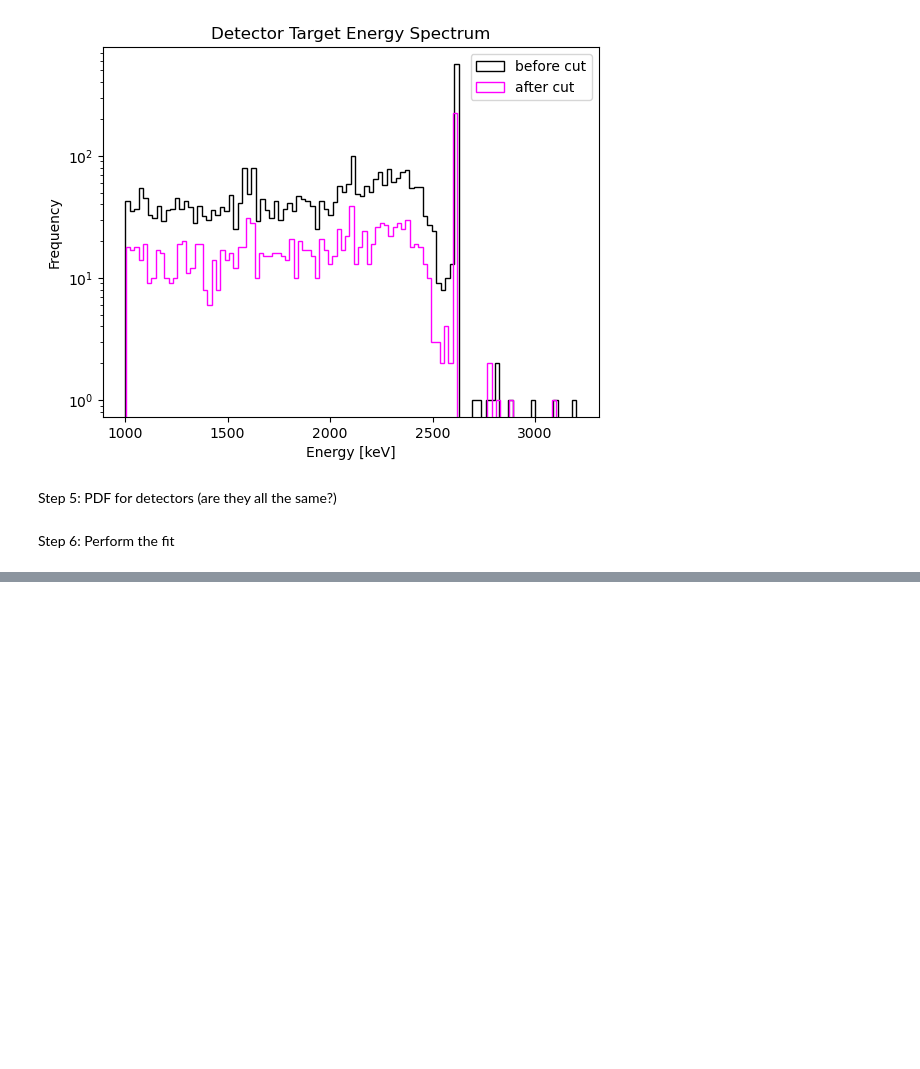
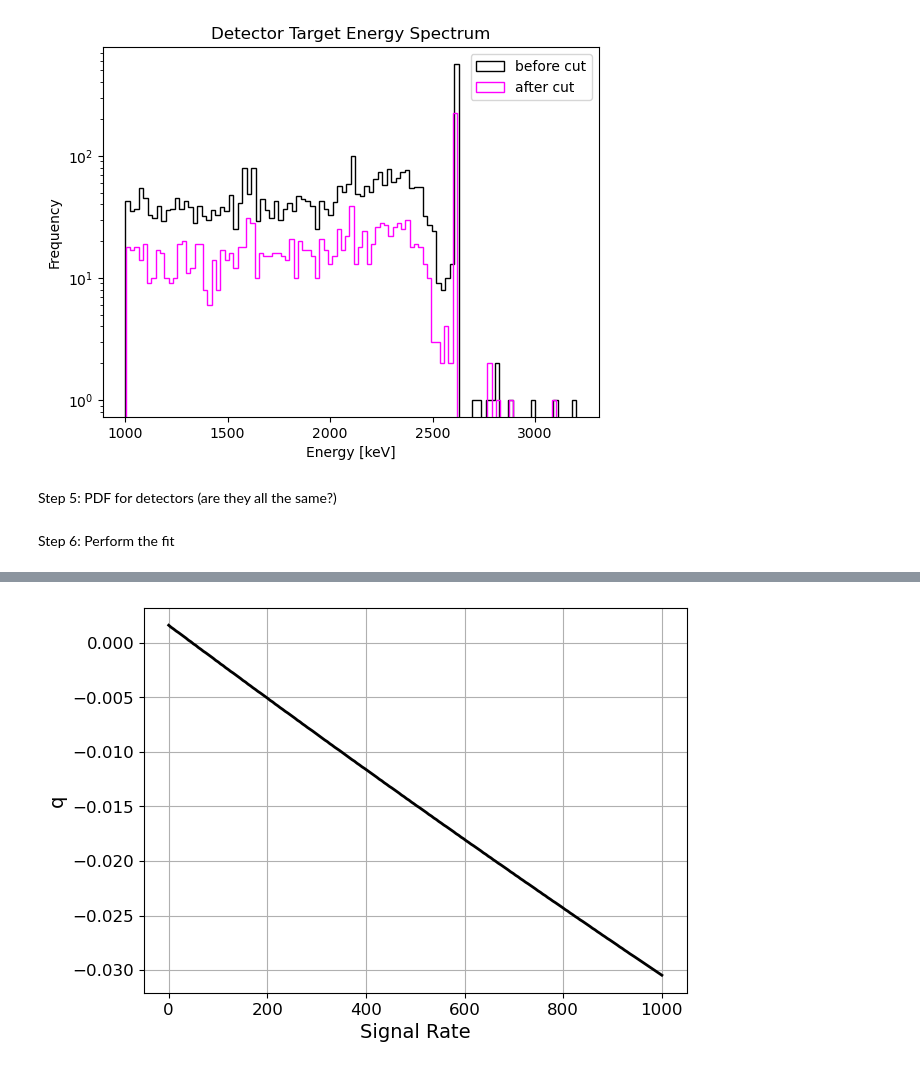
Before and after one commit to Brainz22/DSC291, a Jupyter notebook: finalProject_nb.ipynb, the cells around one changed output, grey strips where cells are left out. Saved outputs shown, nothing was run; the diff lists cells and outputs as text; code cells hidden in the pictures; blank space fills up the shorter version.

```diff
--- a/finalProject_nb.ipynb
+++ b/finalProject_nb.ipynb
@@ -385,0 +383,29 @@ print(m)
+# %%
+thetaNLDBD_scan = np.linspace(0, 1000, 200)  # Test range of signal strengths
+q_values = []
+
+for theta in thetaNLDBD_scan:
+    # Implement your code below (replace "..." to your code)
+    # Perform a minimization for each fixed S_scan
+    # Hint: try Minuit(lambda B_fit: ... ) for a minuit fit with a fixed S_fit parameter
+    m_fixed = Minuit(lambda thetaC, A1, A2, A3, B1, B2, B3, C1, C2, C3, D1, D2, D3: chi2(thetaC, theta, A1, A2, A3, B1, B2, B3, C1, C2, C3, D1, D2, D3), thetaC=1, A1=1, A2=1, A3=1, B1=1, B2=1, B3=1, C1=1, C2=1, C3=1, D1=1, D2=1, D3=1)
+    m_fixed.limits = [(0, None), (0, None), (0, None), (0, None), (0, None), (0, None), (0, None),(0, None), (0, None), (0, None), (0, None), (0, None), (0, None)]
+    m_fixed.migrad()
+    chi2_fixed = m_fixed.fval
+    # print(chi2_fixed)
+
+    # Calculate q for this signal rate
+    q = chi2_fixed-chi2_min
+    q_values.append(q)
+
+# Plot q vs. signal rate
+plt.figure(figsize=(7, 5))
+plt.plot(thetaNLDBD_scan, q_values, color='black', linewidth=2)
+plt.xticks(fontsize=12)
+plt.yticks(fontsize=12)
+plt.xlabel("Signal Rate", fontsize=14)
+plt.ylabel("q", fontsize=14)
+plt.grid()
+plt.show()
+# %% [output]
+[figure, added]
```
Also changed, not shown: parts of 5 cells of this notebook.
